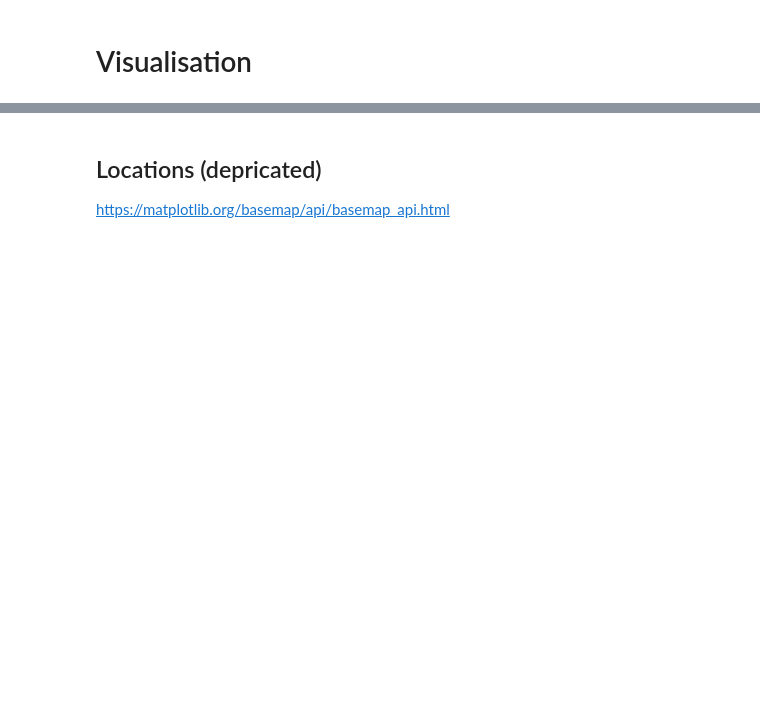
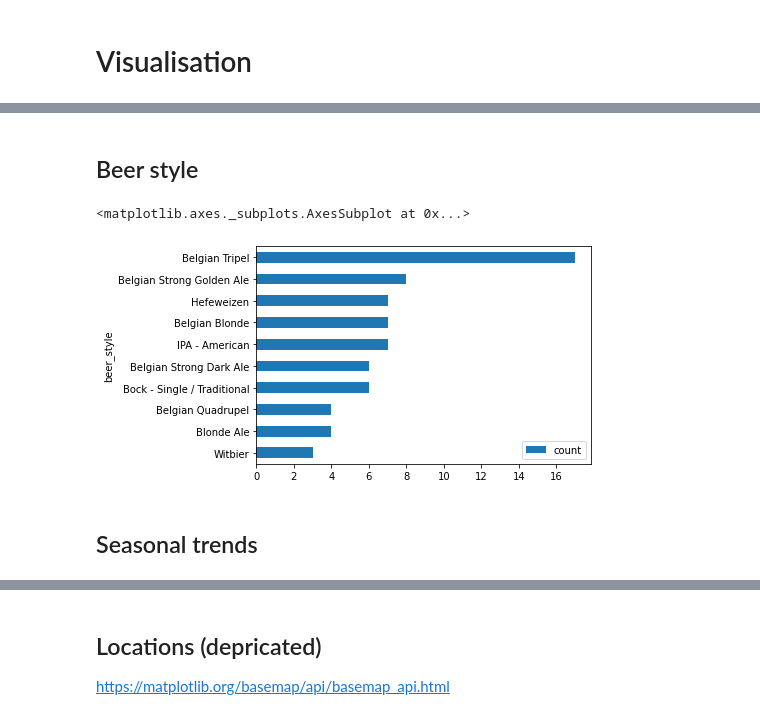
Before and after one commit to vanderGoes/beerclub, a Jupyter notebook: Beer Club - Visualize.ipynb, the cells around one changed output, grey strips where cells are left out. Drawn from its saved outputs; the diff is of its cells as text; code cells hidden in the pictures; blank space fills up the shorter version.

```diff
--- a/Beer Club - Visualize.ipynb
+++ b/Beer Club - Visualize.ipynb
@@ -26,7 +63,14 @@ brewery_pd[brewery_pd['count'] > 1].plot.barh(x='brewery_name', y='count')
+# %% [markdown]
+## Beer style
 # %%
 beer_style = beer_fil_pd.groupby('beer_style')['Beer'].count().reset_index().rename(columns={'Beer': 'count'})
-beer_style_top = beer_style.dropna(subset=['beer_style']).sort_values('count', ascending=False).head(10)
-beer_style_top.plot.bar(x='beer_style', y='count')
+beer_style_top = beer_style.dropna(subset=['beer_style']).sort_values('count', ascending=True).tail(10)
+beer_style_top.plot.barh(x='beer_style', y='count')
+# %% [output]
+<matplotlib.axes._subplots.AxesSubplot at 0x...>
+[figure, added]
+# %% [markdown]
+## Seasonal trends
 # %%
 beer_month_pd = beer_fil_pd.groupby(['Month'])['beer_abv'].mean().reset_index()
 beer_month_pd.plot.bar(x='Month', y='beer_abv', title='Average alcohol percentage / month', legend=False)
```
Also changed, not shown: parts of 14 cells of this notebook.
